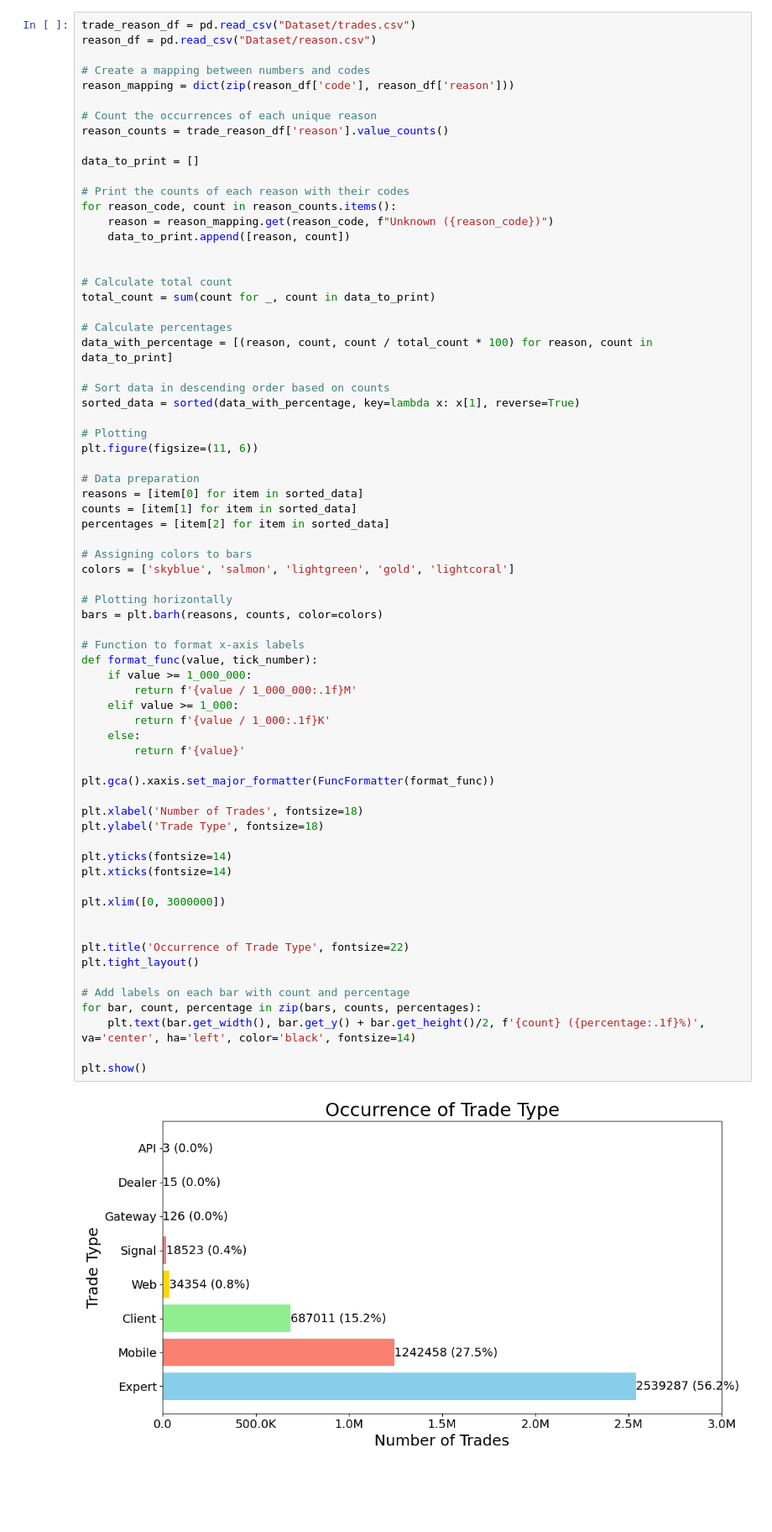
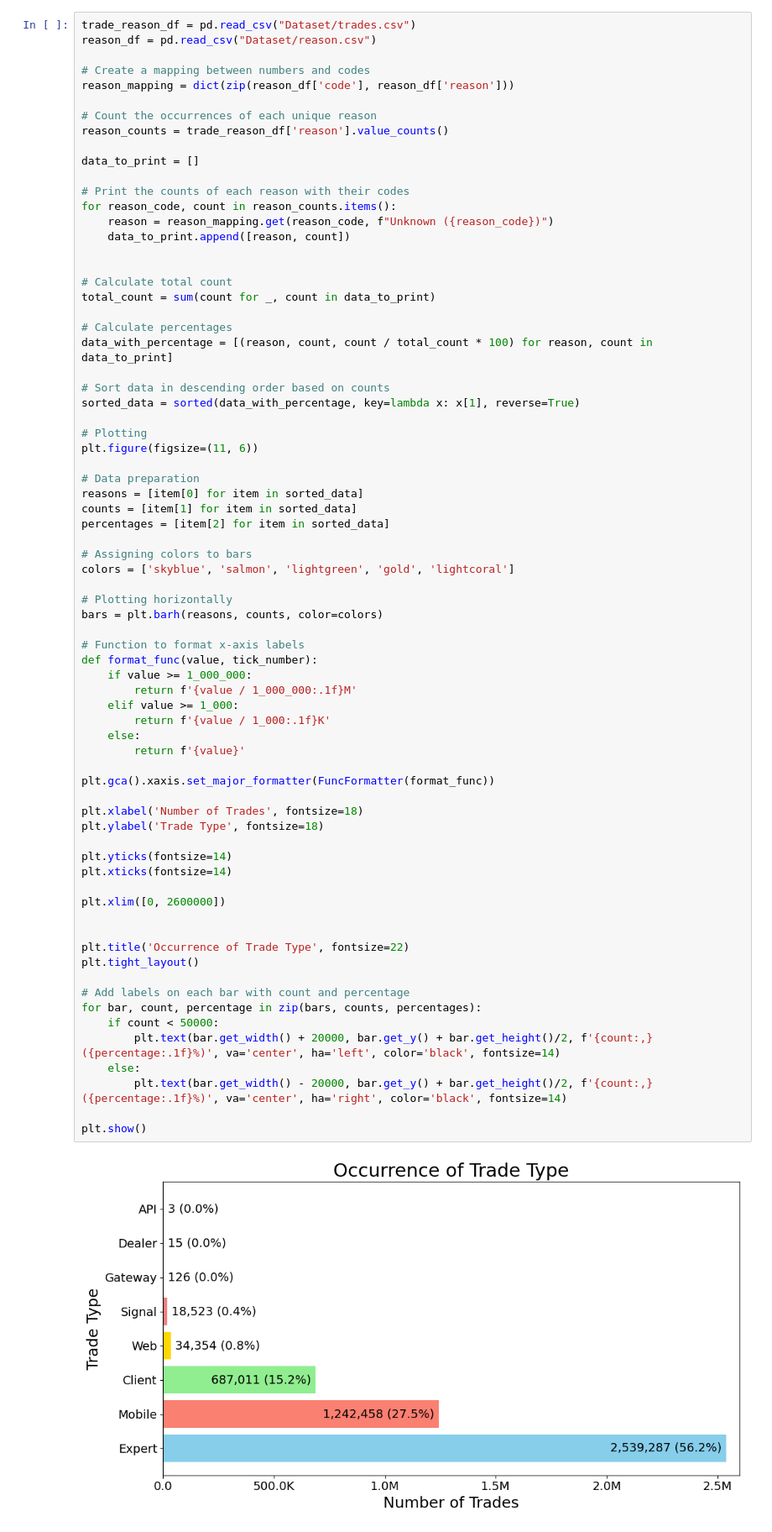
Before and after one commit to CommonCrayon/CapstoneProject, a Jupyter notebook: EDA_ReasonCountryDistribution.ipynb, the cells around one changed output. Shown at 84% size. Drawn from its saved outputs; the diff is of its cells as text; blank space fills up the shorter version.

```diff
--- a/EDA_ReasonCountryDistribution.ipynb
+++ b/EDA_ReasonCountryDistribution.ipynb
@@ -253,36 +253,39 @@ colors = ['skyblue', 'salmon', 'lightgreen', 'gold', 'lightcoral']
 # Plotting horizontally
 bars = plt.barh(reasons, counts, color=colors)
 
 # Function to format x-axis labels
 def format_func(value, tick_number):
     if value >= 1_000_000:
         return f'{value / 1_000_000:.1f}M'
     elif value >= 1_000:
         return f'{value / 1_000:.1f}K'
     else:
         return f'{value}'
 
 plt.gca().xaxis.set_major_formatter(FuncFormatter(format_func))
 
 plt.xlabel('Number of Trades', fontsize=18)
 plt.ylabel('Trade Type', fontsize=18)
 
 plt.yticks(fontsize=14)
 plt.xticks(fontsize=14)
 
-plt.xlim([0, 3000000])
+plt.xlim([0, 2600000])
 
 
 plt.title('Occurrence of Trade Type', fontsize=22)
 plt.tight_layout()
 
 # Add labels on each bar with count and percentage
 for bar, count, percentage in zip(bars, counts, percentages):
-    plt.text(bar.get_width(), bar.get_y() + bar.get_height()/2, f'{count} ({percentage:.1f}%)', va='center', ha='left', color='black', fontsize=14)
+    if count < 50000:
+        plt.text(bar.get_width() + 20000, bar.get_y() + bar.get_height()/2, f'{count:,} ({percentage:.1f}%)', va='center', ha='left', color='black', fontsize=14)
+    else:
+        plt.text(bar.get_width() - 20000, bar.get_y() + bar.get_height()/2, f'{count:,} ({percentage:.1f}%)', va='center', ha='right', color='black', fontsize=14)
 
 plt.show()
 # %% [output]
-[figure, old version]
+[figure, new version]
 # %%
 import pandas as pd
 import matplotlib.pyplot as plt
```
Also changed, not shown: parts of 1 cell of this notebook.
